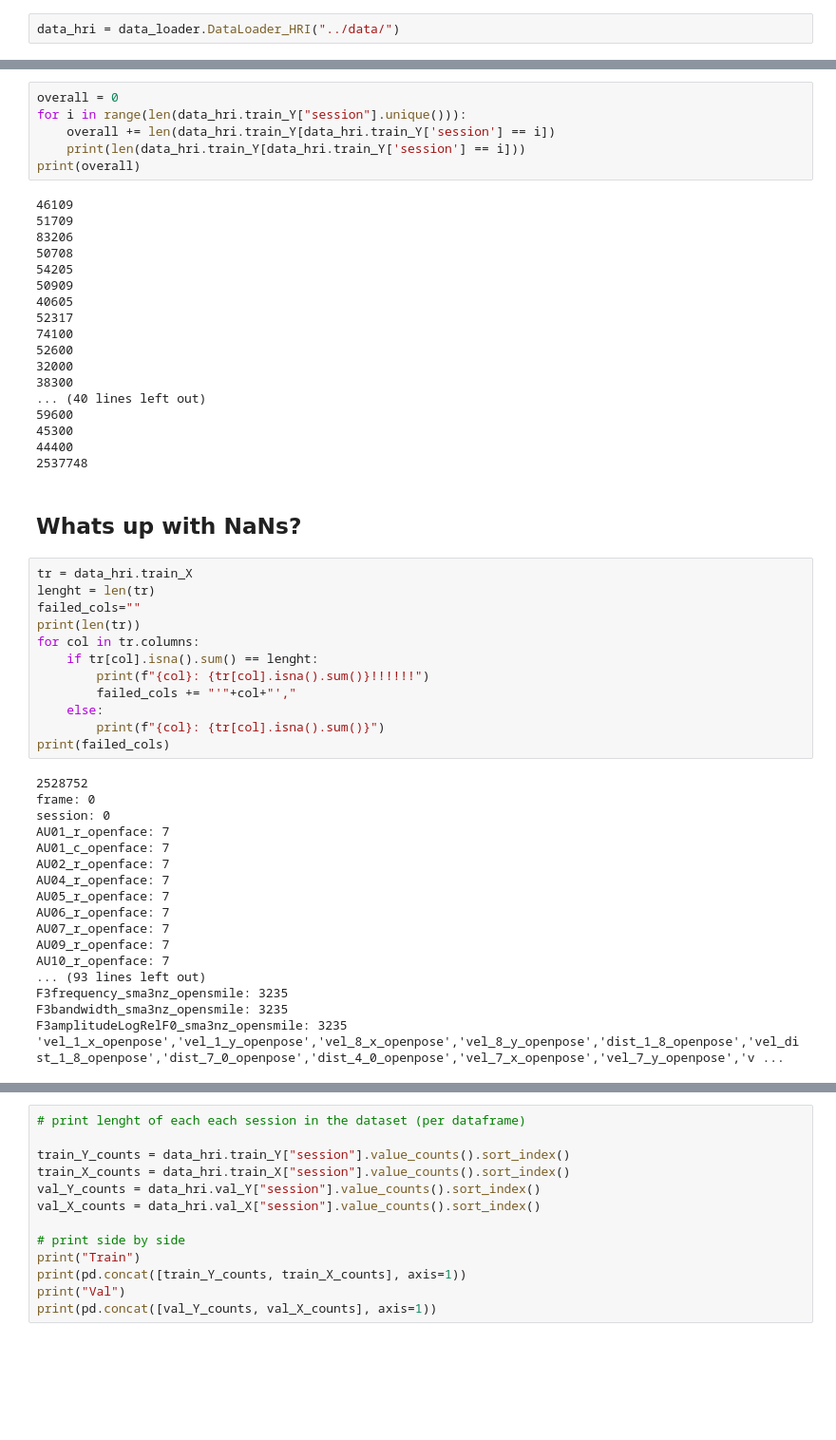
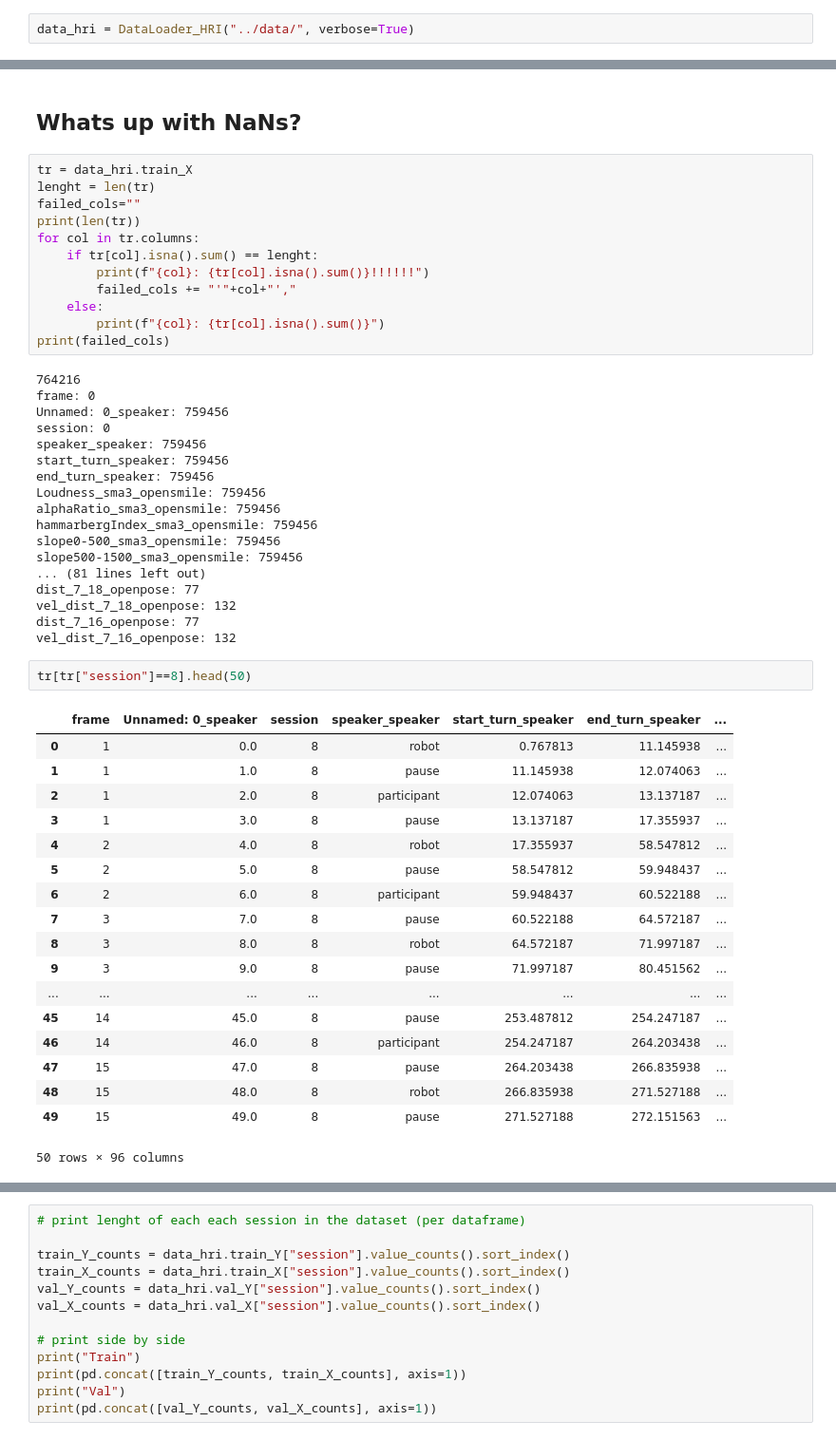
Before and after one commit to lwachowiak/HRI-Error-Detection-STAI, a Jupyter notebook: code/testing.ipynb, the cells around one changed output, grey strips where cells are left out. Shown at 95% size. Drawn from its saved outputs; the diff is of its cells as text; blank space fills up the shorter version.

Commit message:
frame fix

```diff
--- a/code/testing.ipynb
+++ b/code/testing.ipynb
@@ -6,3 +17,3 @@ import numpy as np
 # %%
-data_hri = data_loader.DataLoader_HRI("../data/")
+data_hri = DataLoader_HRI("../data/", verbose=True)
 # %% [output]
@@ -219,27 +62,3 @@ Overall length validation: 793066
-# %%
-overall = 0
-for i in range(len(data_hri.train_Y["session"].unique())):
-    overall += len(data_hri.train_Y[data_hri.train_Y['session'] == i])
-    print(len(data_hri.train_Y[data_hri.train_Y['session'] == i]))
-print(overall)
-# %% [output]
-46109
-51709
-83206
-50708
-54205
-50909
-40605
-52317
-74100
-52600
-32000
-38300
-... (40 lines left out)
-59600
-45300
-44400
-2537748
 # %% [markdown]
 ## Whats up with NaNs?
 # %%
@@ -255,20 +74,41 @@ for col in tr.columns:
         print(f"{col}: {tr[col].isna().sum()}")
 print(failed_cols)
 # %% [output]
-2528752
+764216
 frame: 0
+Unnamed: 0_speaker: 759456
 session: 0
-AU01_r_openface: 7
-AU01_c_openface: 7
-AU02_r_openface: 7
-AU04_r_openface: 7
-AU05_r_openface: 7
-AU06_r_openface: 7
-AU07_r_openface: 7
-AU09_r_openface: 7
-AU10_r_openface: 7
-... (93 lines left out)
-F3frequency_sma3nz_opensmile: 3235
-F3bandwidth_sma3nz_opensmile: 3235
-F3amplitudeLogRelF0_sma3nz_opensmile: 3235
-'vel_1_x_openpose','vel_1_y_openpose','vel_8_x_openpose','vel_8_y_openpose','dist_1_8_openpose','vel_dist_1_8_openpose','dist_7_0_openpose','dist_4_0_openpose','vel_7_x_openpose','vel_7_y_openpose','v ...
+speaker_speaker: 759456
+start_turn_speaker: 759456
+end_turn_speaker: 759456
+Loudness_sma3_opensmile: 759456
+alphaRatio_sma3_opensmile: 759456
+hammarbergIndex_sma3_opensmile: 759456
+slope0-500_sma3_opensmile: 759456
+slope500-1500_sma3_opensmile: 759456
+... (81 lines left out)
+dist_7_18_openpose: 77
+vel_dist_7_18_openpose: 132
+dist_7_16_openpose: 77
+vel_dist_7_16_openpose: 132
+# %%
+tr[tr["session"]==8].head(50)
+# %% [output]
+|  | frame | Unnamed: 0_speaker | session | speaker_speaker | start_turn_speaker | end_turn_speaker | ... |
+| 0 | 1 | 0.0 | 8 | robot | 0.767813 | 11.145938 | ... |
+| 1 | 1 | 1.0 | 8 | pause | 11.145938 | 12.074063 | ... |
+| 2 | 1 | 2.0 | 8 | participant | 12.074063 | 13.137187 | ... |
+| 3 | 1 | 3.0 | 8 | pause | 13.137187 | 17.355937 | ... |
+| 4 | 2 | 4.0 | 8 | robot | 17.355937 | 58.547812 | ... |
+| 5 | 2 | 5.0 | 8 | pause | 58.547812 | 59.948437 | ... |
+| 6 | 2 | 6.0 | 8 | participant | 59.948437 | 60.522188 | ... |
+| 7 | 3 | 7.0 | 8 | pause | 60.522188 | 64.572187 | ... |
+| 8 | 3 | 8.0 | 8 | robot | 64.572187 | 71.997187 | ... |
+| 9 | 3 | 9.0 | 8 | pause | 71.997187 | 80.451562 | ... |
+| ... | ... | ... | ... | ... | ... | ... | ... |
+| 45 | 14 | 45.0 | 8 | pause | 253.487812 | 254.247187 | ... |
+| 46 | 14 | 46.0 | 8 | participant | 254.247187 | 264.203438 | ... |
+| 47 | 15 | 47.0 | 8 | pause | 264.203438 | 266.835938 | ... |
+| 48 | 15 | 48.0 | 8 | robot | 266.835938 | 271.527188 | ... |
+| 49 | 15 | 49.0 | 8 | pause | 271.527188 | 272.151563 | ... |
+50 rows × 96 columns
```
Also changed, not shown: parts of 28 cells of this notebook, 2 other files.
